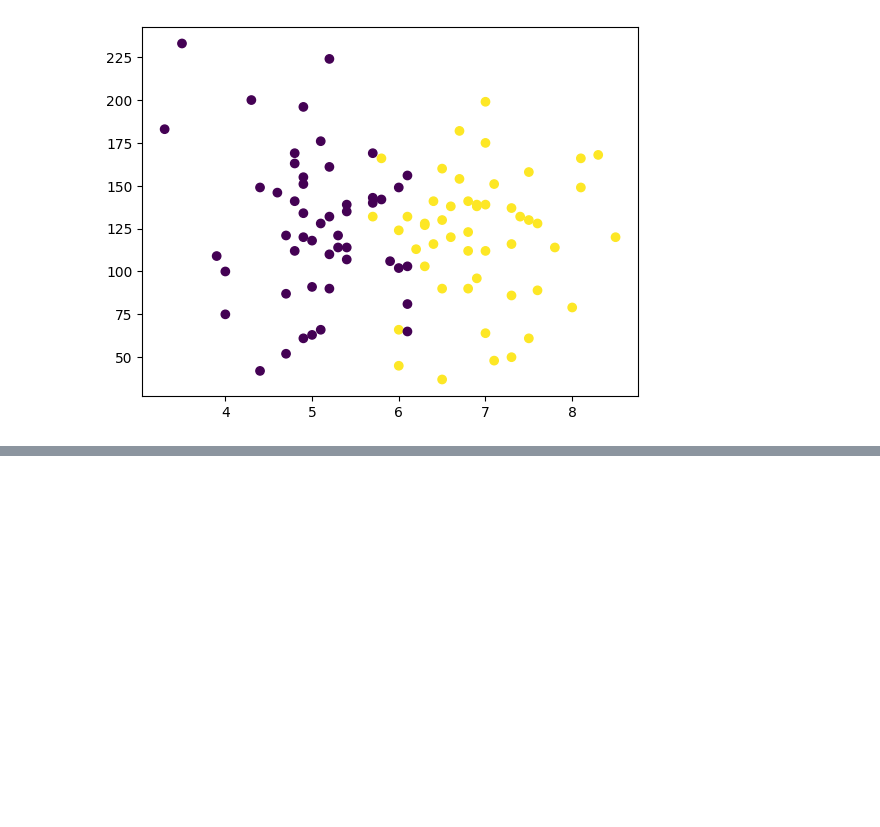
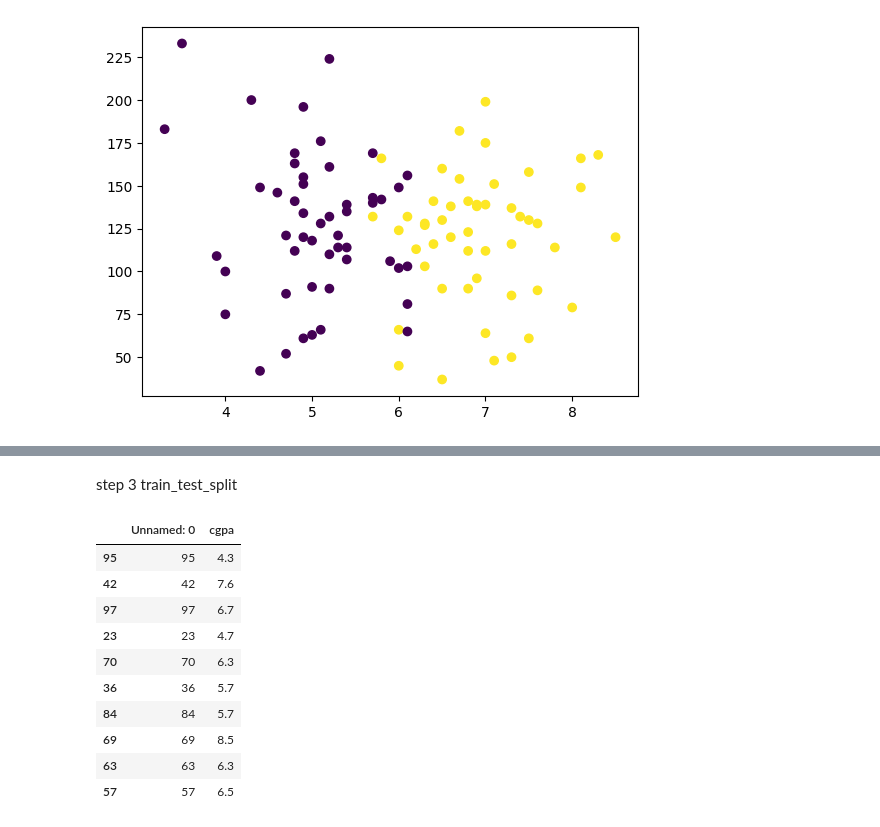
Before and after one commit to Aishwaryendra01/MLX100, a Jupyter notebook: notebook/ml_1.ipynb, the cells around one changed output, grey strips where cells are left out. Saved outputs shown, nothing was run; the diff lists cells and outputs as text; code cells hidden in the pictures; blank space fills up the shorter version.

Commit message:
we have trained the first model

```diff
--- a/notebook/ml_1.ipynb
+++ b/notebook/ml_1.ipynb
@@ -104,0 +107,20 @@ df.head
+# %% [markdown]
+step 3 train_test_split
+# %%
+from sklearn.model_selection import train_test_split
+x_train, x_test, y_train, y_test = train_test_split(x,y,test_size=0.1)   # here this takes the 10 percent of data from x and y inthe test data
+
+# randomly koi bhi row uth k testing data me chala jayega
+x_test
+# %% [output]
+|  | Unnamed: 0 | cgpa |
+| 95 | 95 | 4.3 |
+| 42 | 42 | 7.6 |
+| 97 | 97 | 6.7 |
+| 23 | 23 | 4.7 |
+| 70 | 70 | 6.3 |
+| 36 | 36 | 5.7 |
+| 84 | 84 | 5.7 |
+| 69 | 69 | 8.5 |
+| 63 | 63 | 6.3 |
+| 57 | 57 | 6.5 |
```
Also changed, not shown: parts of 9 cells of this notebook.
